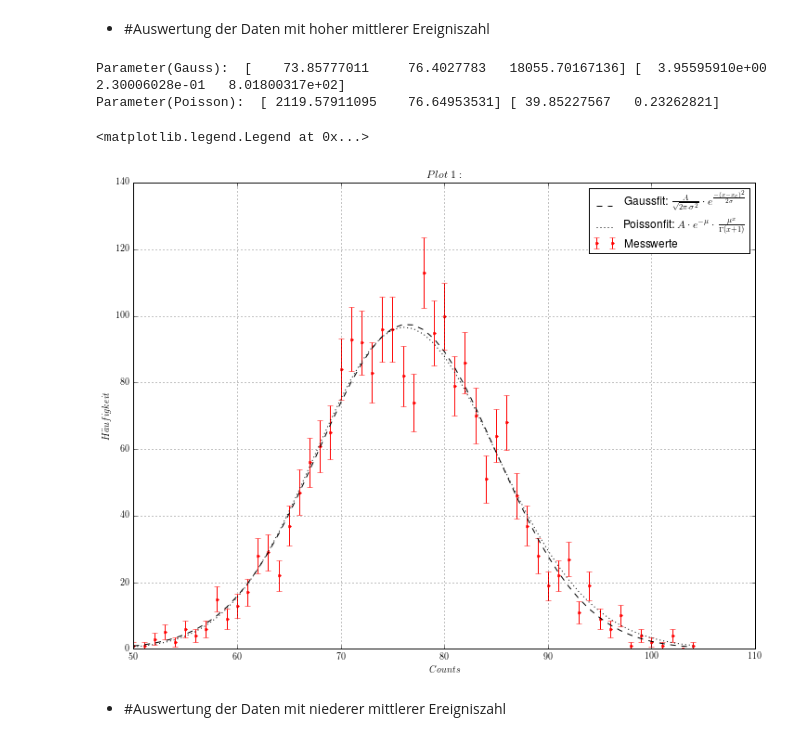
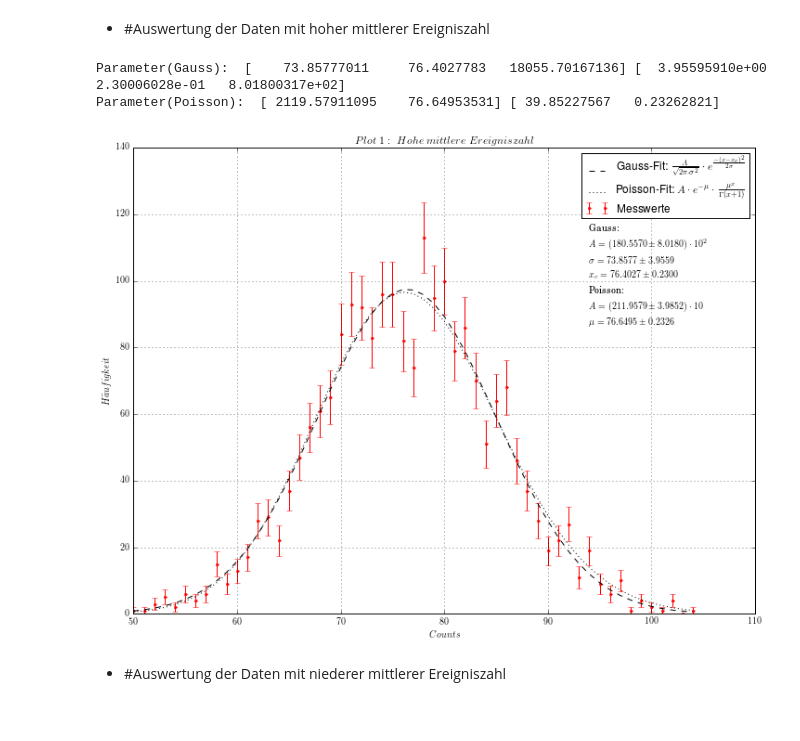
Before and after one commit to krauthex/AP2.2, a Jupyter notebook: v251/v251.ipynb, the cells around one changed output. Saved outputs shown, nothing was run; the diff lists cells and outputs as text; code cells hidden in the pictures.

Commit message:
small changes in v243 and v251, added some plots as pdf's

```diff
--- a/v251/v251.ipynb
+++ b/v251/v251.ipynb
@@ -71,35 +71,36 @@ haeuf_err = np.sqrt(haeufigkeit)
 ## defining the gauss fit function
 def gauss(x, sig, x_c, A):
     return A/np.sqrt(sig**2 * 2*np.pi) * np.exp(-(x-x_c)**2/(2*sig))
 
 ## defining the poisson fit function
 def poisson(x, A, mu):
     #x, A = x_A
     return A*np.exp(-mu) * mu**x/scipy.special.gamma(x+1)
 
 popt_gauss, pcov_gauss = curve_fit(gauss, counts, haeufigkeit, p0=[np.sqrt(counts[np.argmax(haeufigkeit)]),
                                                                    counts[np.argmax(haeufigkeit)],
                                                                    np.sum(haeufigkeit*counts)])
 
 popt_poisson, pcov_poisson = curve_fit(poisson, counts, haeufigkeit, p0=[np.sum(haeufigkeit*counts),
                                                                          counts[np.argmax(haeufigkeit)]])
 
 print('Parameter(Gauss): ', popt_gauss, np.sqrt(np.diag(pcov_gauss)))
 print('Parameter(Poisson): ', popt_poisson, np.sqrt(np.diag(pcov_poisson)))
 
 ## plotting section
 fig = plt.figure(figsize=(12,9))
 ax = fig.add_subplot(111)
 ax.errorbar(counts, haeufigkeit, yerr=haeuf_err, fmt='r.', label='Messwerte')
-ax.plot(counts, gauss(counts, *popt_gauss), 'k--', label='Gaussfit:\ $\\frac{A}{\sqrt{2\pi\cdot\sigma^2}}\cdot e^{\\frac{-(x-x_c)^2}{2 \sigma}}$')
-ax.plot(counts, poisson(counts, *popt_poisson), 'k:', label='Poissonfit:\ $A\cdot e^{-\mu} \cdot \\frac{\mu^x}{\Gamma(x+1)}$')
+ax.plot(counts, gauss(counts, *popt_gauss), 'k--', label='Gauss-Fit:\ $\\frac{A}{\sqrt{2\pi\cdot\sigma^2}}\cdot e^{\\frac{-(x-x_c)^2}{2 \sigma}}$')
+ax.plot(counts, poisson(counts, *popt_poisson), 'k:', label='Poisson-Fit:\ $A\cdot e^{-\mu} \cdot \\frac{\mu^x}{\Gamma(x+1)}$')
 ax.set_xlabel('$Counts$')
 ax.set_ylabel('$H\\"{a}ufigkeit$')
-ax.set_title('$Plot\ 1:\ ')
+ax.set_title('$Plot\ 1:\ Hohe\ mittlere\ Ereigniszahl')
 ax.grid(axis='both')
+ax.text(94, 87, '\\textrm{Gauss:}\n$A=(180.5570\pm8.0180)\cdot10^2$\n$\sigma=73.8577\pm3.9559$\n$x_c=76.4027\pm0.2300$\n\\textrm{Poisson:}\n$A=(211.9579\pm3.9852)\cdot10$\n$\mu=76.6495\pm0.2326$', linespacing=2)
 ax.legend()
+fig.savefig('.data/plot1.pdf', format='pdf', dpi=200)
 # %% [output]
 Parameter(Gauss):  [    73.85777011     76.4027783   18055.70167136] [  3.95595910e+00   2.30006028e-01   8.01800317e+02]
 Parameter(Poisson):  [ 2119.57911095    76.64953531] [ 39.85227567   0.23262821]
-<matplotlib.legend.Legend at 0x...>
-[figure, old version]
+[figure, new version]
```
Also changed, not shown: parts of 2 cells of this notebook, 4 other files.
